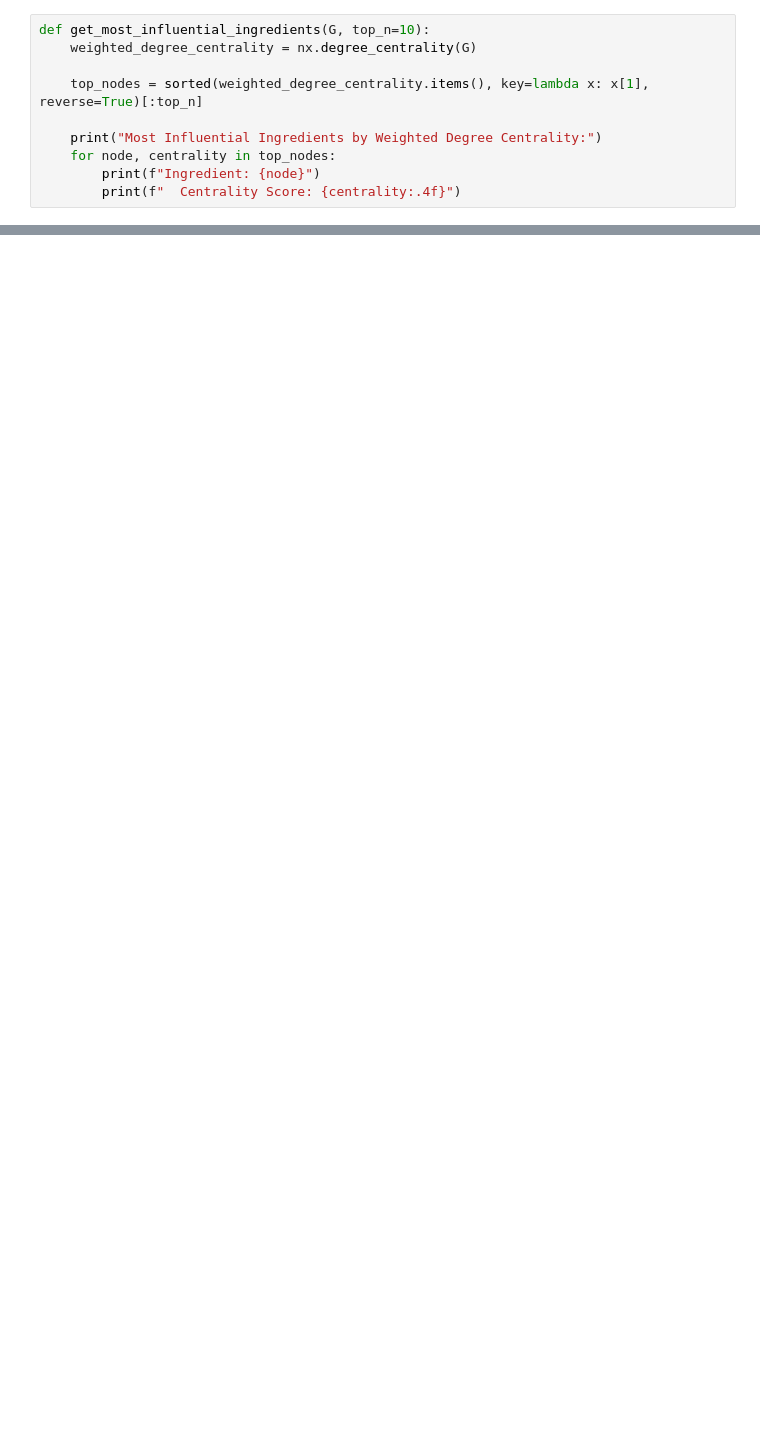
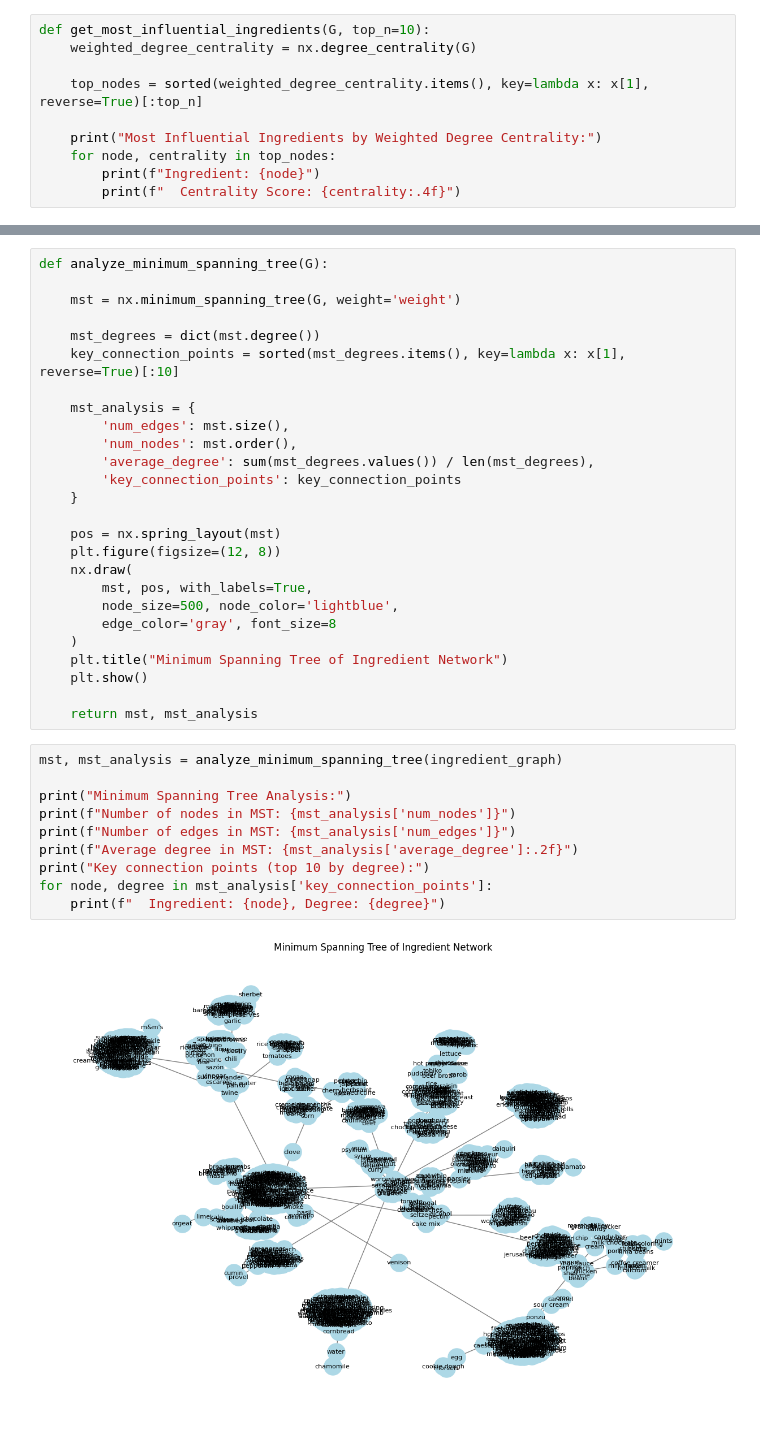
Before and after one commit to annanasz/NS_Group_Project, a Jupyter notebook: ingredients_analysis.ipynb, the cells around one changed output, grey strips where cells are left out. Drawn from its saved outputs; the diff is of its cells as text; blank space fills up the shorter version.

```diff
--- a/ingredients_analysis.ipynb
+++ b/ingredients_analysis.ipynb
@@ -335,0 +597,38 @@ Top Ingredients by Degree Centrality:
+# %%
+def analyze_minimum_spanning_tree(G):
+
+    mst = nx.minimum_spanning_tree(G, weight='weight')
+
+    mst_degrees = dict(mst.degree())
+    key_connection_points = sorted(mst_degrees.items(), key=lambda x: x[1], reverse=True)[:10]
+
+    mst_analysis = {
+        'num_edges': mst.size(),
+        'num_nodes': mst.order(),
+        'average_degree': sum(mst_degrees.values()) / len(mst_degrees),
+        'key_connection_points': key_connection_points
+    }
+
+    pos = nx.spring_layout(mst)
+    plt.figure(figsize=(12, 8))
+    nx.draw(
+        mst, pos, with_labels=True,
+        node_size=500, node_color='lightblue',
+        edge_color='gray', font_size=8
+    )
+    plt.title("Minimum Spanning Tree of Ingredient Network")
+    plt.show()
+
+    return mst, mst_analysis
+# %%
+mst, mst_analysis = analyze_minimum_spanning_tree(ingredient_graph)
+
+print("Minimum Spanning Tree Analysis:")
+print(f"Number of nodes in MST: {mst_analysis['num_nodes']}")
+print(f"Number of edges in MST: {mst_analysis['num_edges']}")
+print(f"Average degree in MST: {mst_analysis['average_degree']:.2f}")
+print("Key connection points (top 10 by degree):")
+for node, degree in mst_analysis['key_connection_points']:
+    print(f"  Ingredient: {node}, Degree: {degree}")
+# %% [output]
+[figure, added]
```
Also changed, not shown: parts of 41 cells of this notebook.
